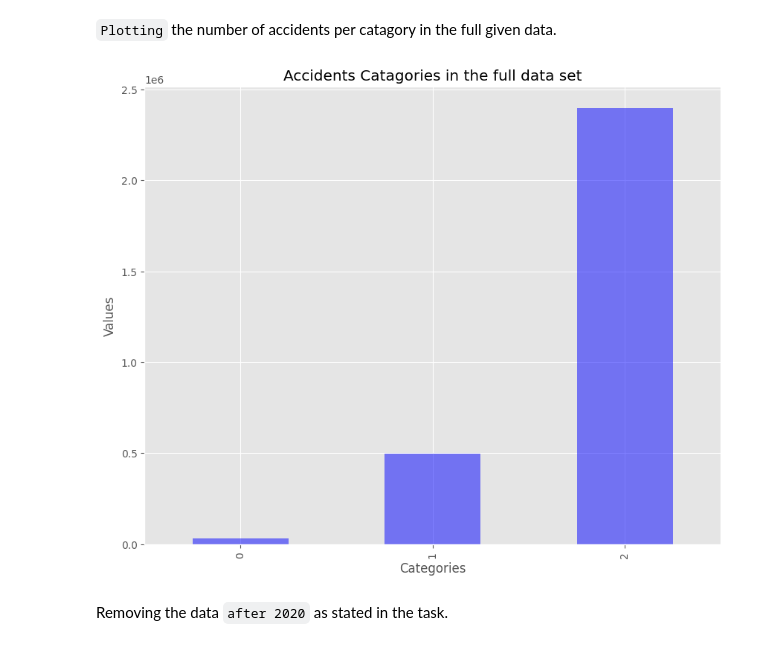
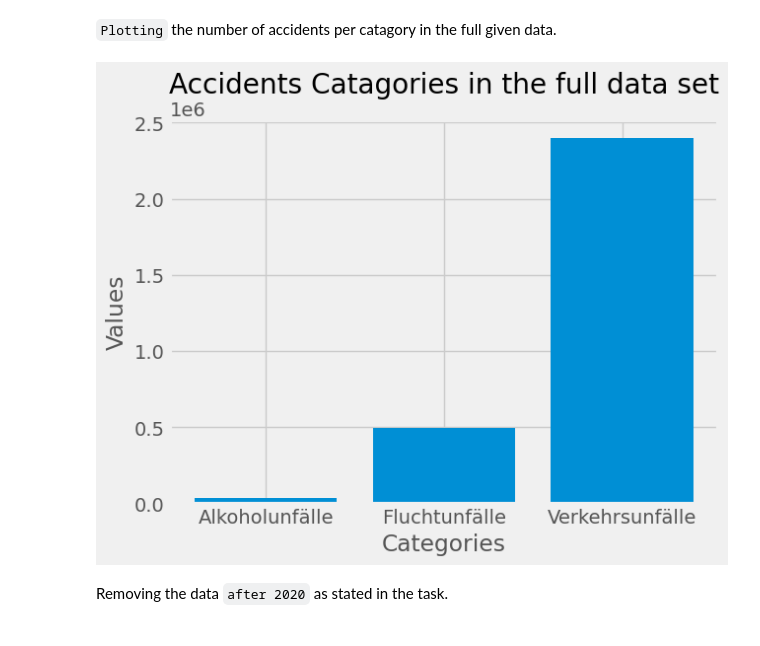
Before and after one commit to Pavan-AIML/DIGITLE_SCHOOL_TASK, a Jupyter notebook: task.ipynb, the cells around one changed output. Saved outputs shown, nothing was run; the diff lists cells and outputs as text; code cells hidden in the pictures.

```diff
--- a/task.ipynb
+++ b/task.ipynb
@@ -30,15 +30,15 @@ Name: Total_Accidents, dtype: float64
 `Plotting` the number of accidents per catagory in the full given data.
 # %%
 # Add labels and title
-plt.style.use('ggplot')
+plt.style.use('fivethirtyeight')
 plt.xlabel('Categories')
 plt.ylabel('Values')
 plt.title('Accidents Catagories in the full data set')
-Catagorydf["Total_Accidents"].plot(kind='bar',figsize=(10,8), color='blue', alpha=0.5)
+plt.bar(Catagorydf["Category"], Catagorydf["Total_Accidents"])
 # Show plot
 plt.show()
 # %% [output]
-[figure, old version]
+[figure, new version]
 # %% [markdown]
 Removing the data `after 2020` as stated in the task.
 # %%
```
Also changed, not shown: parts of 2 cells of this notebook.
